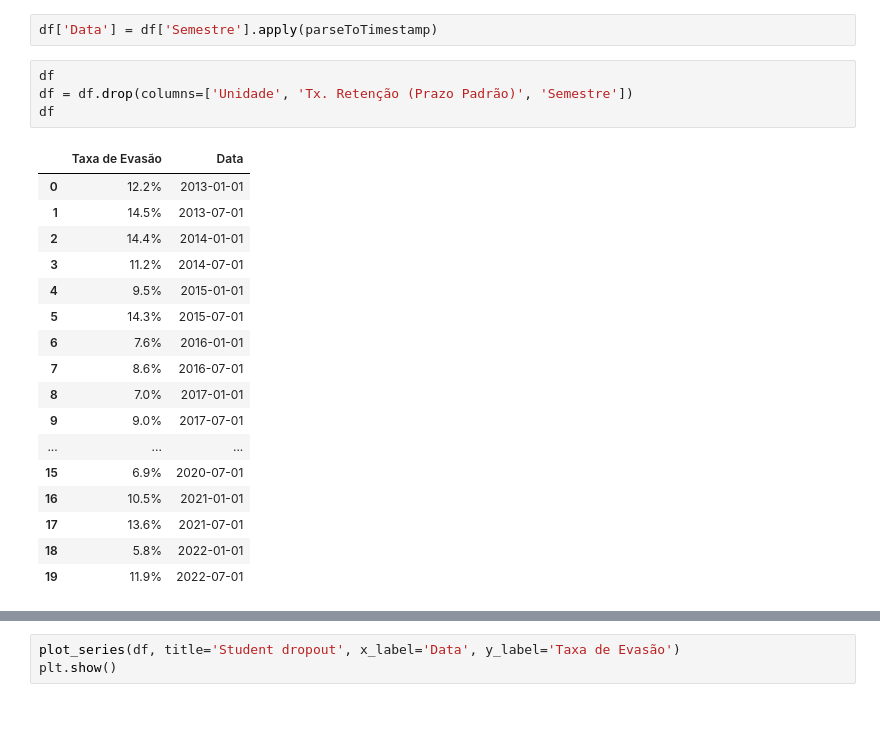
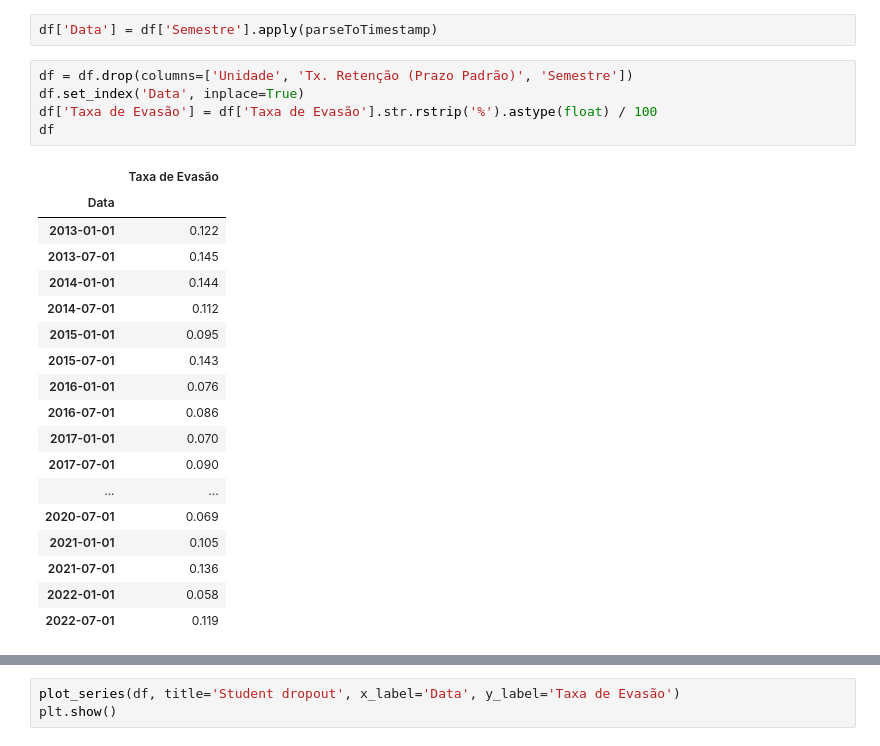
Before and after one commit to IagoLSJ/TCC, a Jupyter notebook: TCC.ipynb, the cells around one changed output, grey strips where cells are left out. Drawn from its saved outputs; the diff is of its cells as text; blank space fills up the shorter version.

```diff
--- a/TCC.ipynb
+++ b/TCC.ipynb
@@ -43,24 +43,26 @@ def parseToTimestamp(value):
 # %%
 df['Data'] = df['Semestre'].apply(parseToTimestamp)
 # %%
+df = df.drop(columns=['Unidade', 'Tx. Retenção (Prazo Padrão)', 'Semestre'])
+df.set_index('Data', inplace=True)
+df['Taxa de Evasão'] = df['Taxa de Evasão'].str.rstrip('%').astype(float) / 100
 df
-df = df.drop(columns=['Unidade', 'Tx. Retenção (Prazo Padrão)', 'Semestre'])
-df
 # %% [output]
-|  | Taxa de Evasão | Data |
-| 0 | 12.2% | 2013-01-01 |
-| 1 | 14.5% | 2013-07-01 |
-| 2 | 14.4% | 2014-01-01 |
-| 3 | 11.2% | 2014-07-01 |
-| 4 | 9.5% | 2015-01-01 |
-| 5 | 14.3% | 2015-07-01 |
-| 6 | 7.6% | 2016-01-01 |
-| 7 | 8.6% | 2016-07-01 |
-| 8 | 7.0% | 2017-01-01 |
-| 9 | 9.0% | 2017-07-01 |
-| ... | ... | ... |
-| 15 | 6.9% | 2020-07-01 |
-| 16 | 10.5% | 2021-01-01 |
-| 17 | 13.6% | 2021-07-01 |
-| 18 | 5.8% | 2022-01-01 |
-| 19 | 11.9% | 2022-07-01 |
+|  | Taxa de Evasão |
+| Data |  |
+| 2013-01-01 | 0.122 |
+| 2013-07-01 | 0.145 |
+| 2014-01-01 | 0.144 |
+| 2014-07-01 | 0.112 |
+| 2015-01-01 | 0.095 |
+| 2015-07-01 | 0.143 |
+| 2016-01-01 | 0.076 |
+| 2016-07-01 | 0.086 |
+| 2017-01-01 | 0.070 |
+| 2017-07-01 | 0.090 |
+| ... | ... |
+| 2020-07-01 | 0.069 |
+| 2021-01-01 | 0.105 |
+| 2021-07-01 | 0.136 |
+| 2022-01-01 | 0.058 |
+| 2022-07-01 | 0.119 |
```
Also changed, not shown: parts of 6 cells of this notebook.
